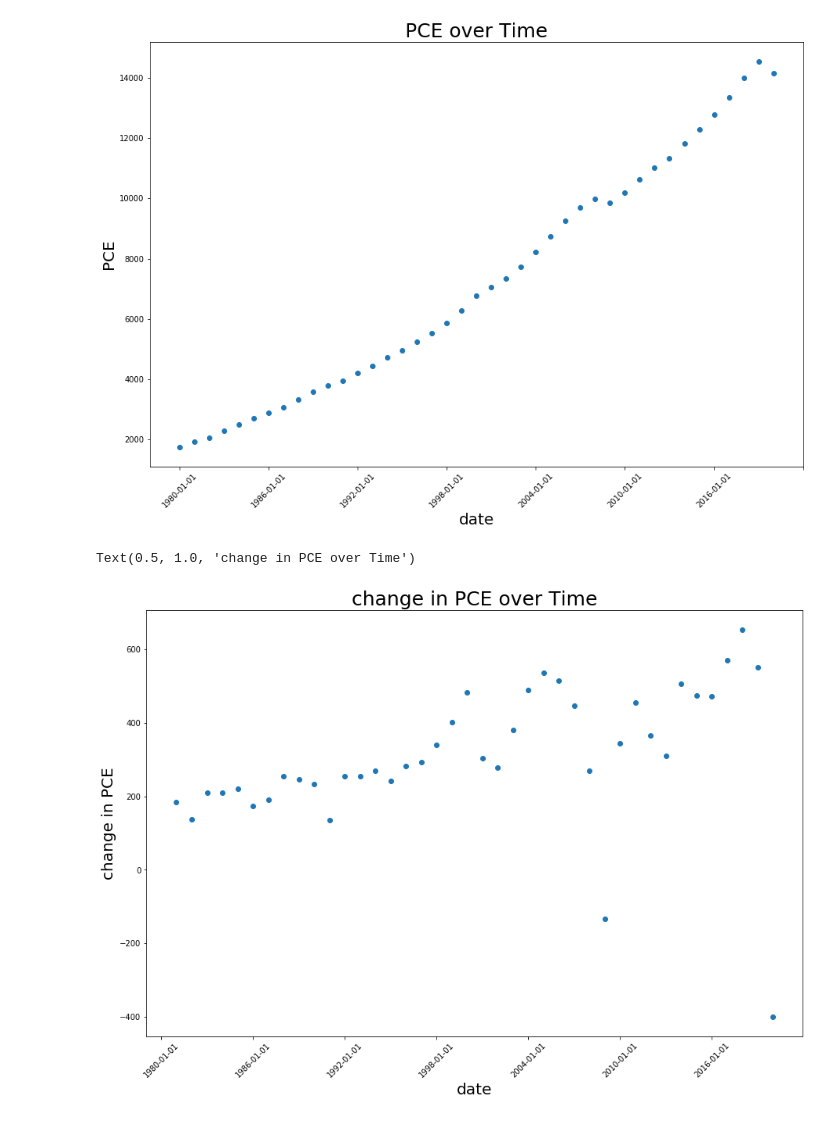
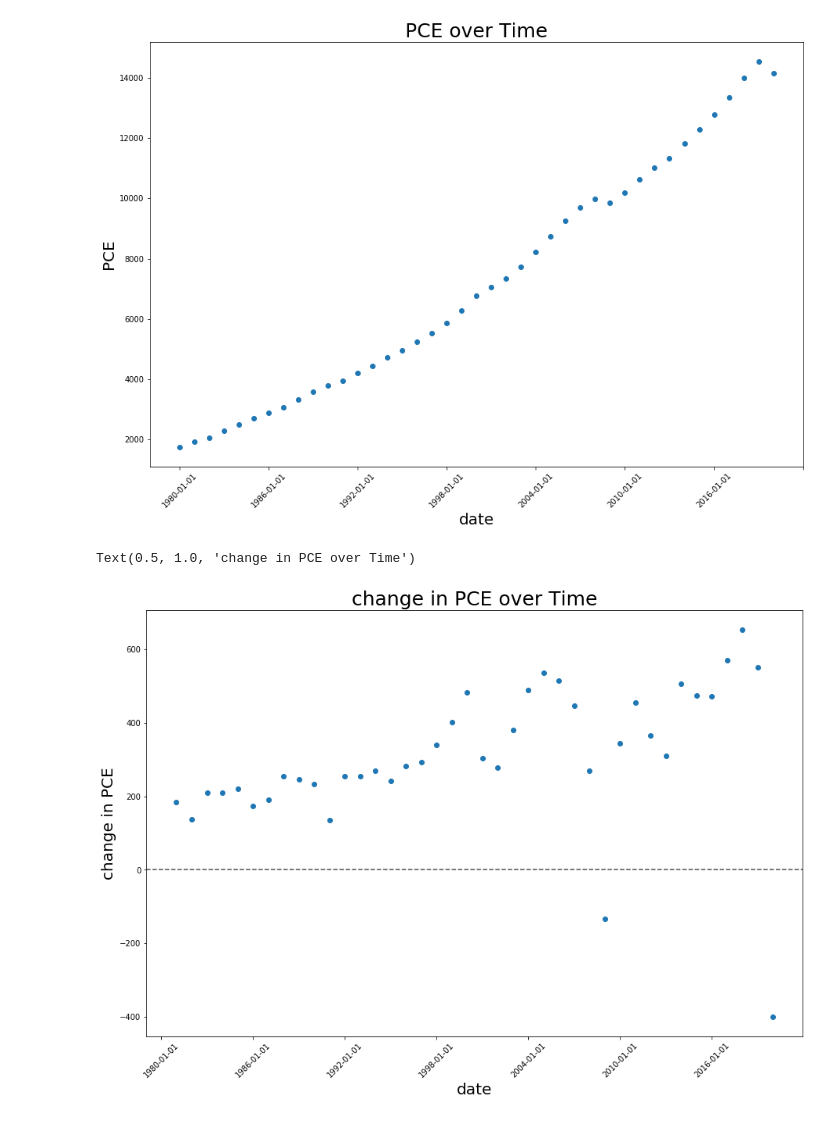
Before and after one commit to atreyarawat123/InflationVisualizations, a Jupyter notebook: code/PCEdatapracticeannual.ipynb, the cells around one changed output. Cells and saved outputs as stored; diff of their text form; code cells hidden in the pictures.

```diff
--- a/code/PCEdatapracticeannual.ipynb
+++ b/code/PCEdatapracticeannual.ipynb
@@ -3,7 +3,7 @@ import pandas as pd
 import numpy as np
 import matplotlib.pylab as plt
 # %%
-pcea = pd.read_csv("PCEA.csv")
+pcea = pd.read_csv("../data/PCEA.csv")
 # %%
 fig, ax = plt.subplots(figsize=(15, 10))
 plt.plot(pcea['DATE'], pcea['PCE'],'o', alpha = 1.0)
@@ -21,12 +21,13 @@ pcea['CHANGE'] = pcea['PCE']-pcea['PCE'].shift(1)
 # %%
 fig, ax = plt.subplots(figsize = (15, 10))
 plt.plot(pcea['DATE'], pcea['CHANGE'], 'o', alpha = 1.0)
+plt.axhline(y=0.0, linestyle='--', color = 'black', alpha = 0.7)
 plt.xlabel('date', fontsize=20)
 plt.xticks(rotation=45)
 plt.xticks(np.arange(0,52))
 plt.locator_params(axis='x', nbins=10)
 plt.ylabel('change in PCE', fontsize=20)
 plt.title("change in PCE over Time", fontsize=25)
 # %% [output]
 Text(0.5, 1.0, 'change in PCE over Time')
-[figure, old version]
+[figure, new version]
```
Also changed, not shown: parts of 2 cells of this notebook.
